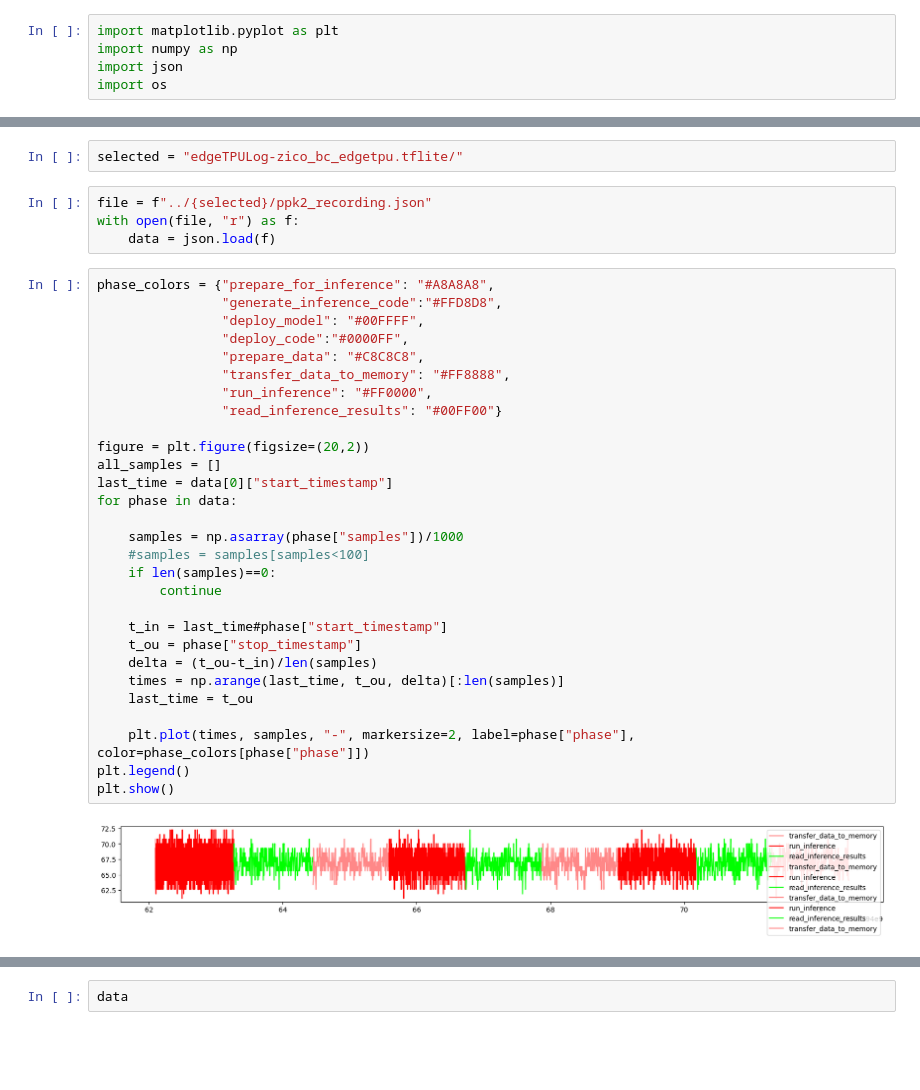
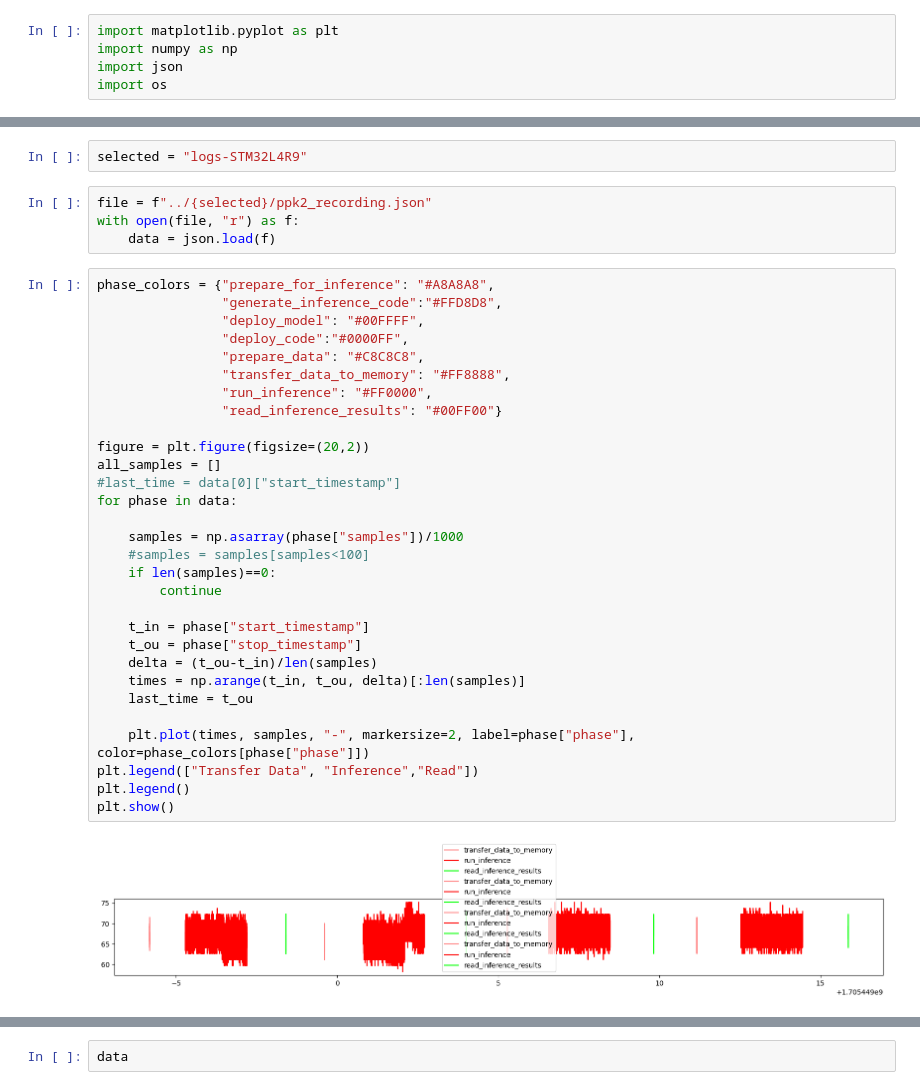
Before and after one commit to csem/NeurIO, a Jupyter notebook: examples/notebooks/PlotRecording.ipynb, the cells around one changed output, grey strips where cells are left out. Cells and saved outputs as stored; diff of their text form; blank space fills up the shorter version.

```diff
--- a/examples/notebooks/PlotRecording.ipynb
+++ b/examples/notebooks/PlotRecording.ipynb
@@ -11,5 +11,5 @@ IndexError: list index out of range
 # %%
-selected = "edgeTPULog-zico_bc_edgetpu.tflite/"
+selected = "logs-STM32L4R9"
 # %%
 file = f"../{selected}/ppk2_recording.json"
 with open(file, "r") as f:
@@ -17,33 +17,34 @@ with open(file, "r") as f:
 # %%
 phase_colors = {"prepare_for_inference": "#A8A8A8",
                 "generate_inference_code":"#FFD8D8",
                 "deploy_model": "#00FFFF",
                 "deploy_code":"#0000FF",
                 "prepare_data": "#C8C8C8",
                 "transfer_data_to_memory": "#FF8888",
                 "run_inference": "#FF0000",
                 "read_inference_results": "#00FF00"}
 
 figure = plt.figure(figsize=(20,2))
 all_samples = []
-last_time = data[0]["start_timestamp"]
+#last_time = data[0]["start_timestamp"]
 for phase in data:
 
     samples = np.asarray(phase["samples"])/1000
     #samples = samples[samples<100]
     if len(samples)==0:
         continue
 
-    t_in = last_time#phase["start_timestamp"]
+    t_in = phase["start_timestamp"]
     t_ou = phase["stop_timestamp"]
     delta = (t_ou-t_in)/len(samples)
-    times = np.arange(last_time, t_ou, delta)[:len(samples)]
+    times = np.arange(t_in, t_ou, delta)[:len(samples)]
     last_time = t_ou
 
     plt.plot(times, samples, "-", markersize=2, label=phase["phase"], color=phase_colors[phase["phase"]])
+plt.legend(["Transfer Data", "Inference","Read"])
 plt.legend()
 plt.show()
 # %% [output]
-[figure, old version]
+[figure, new version]
 # %%
 for phase in data:
```
Also changed, not shown: parts of 2 cells of this notebook, 15 other files.
